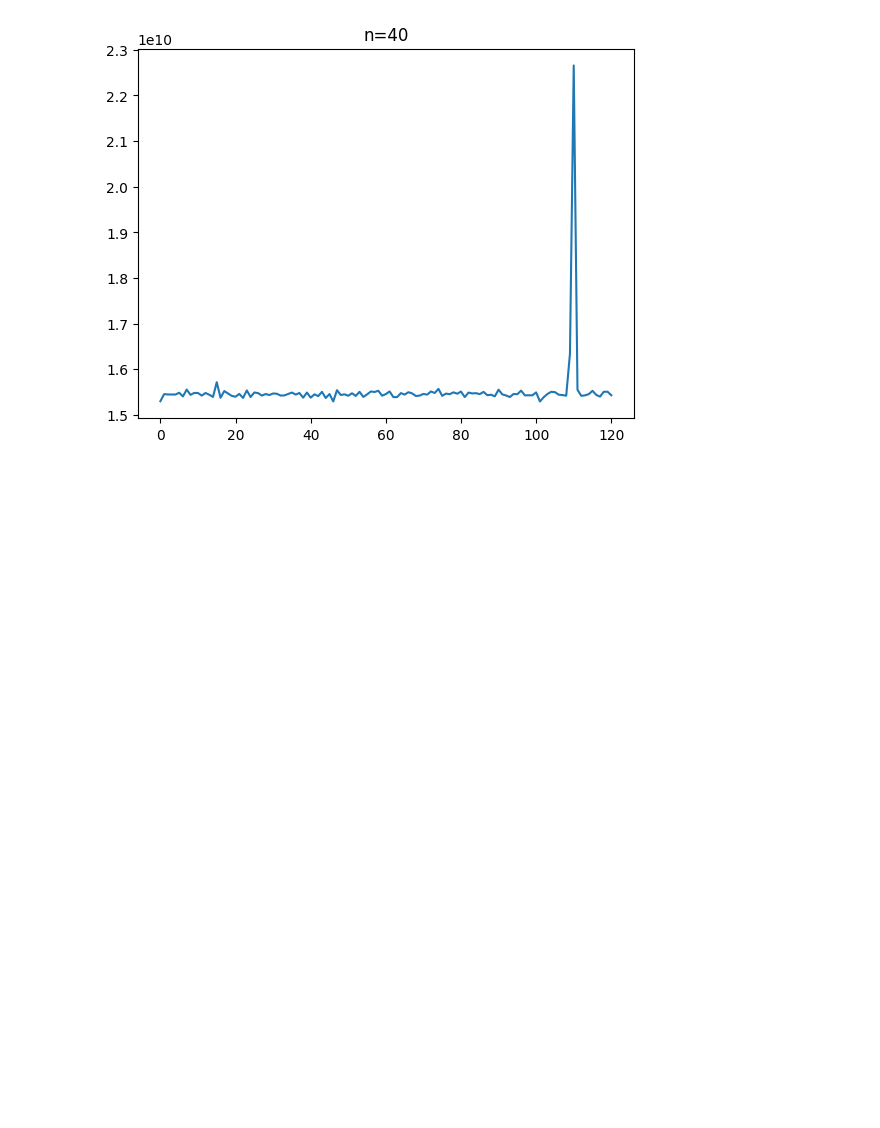
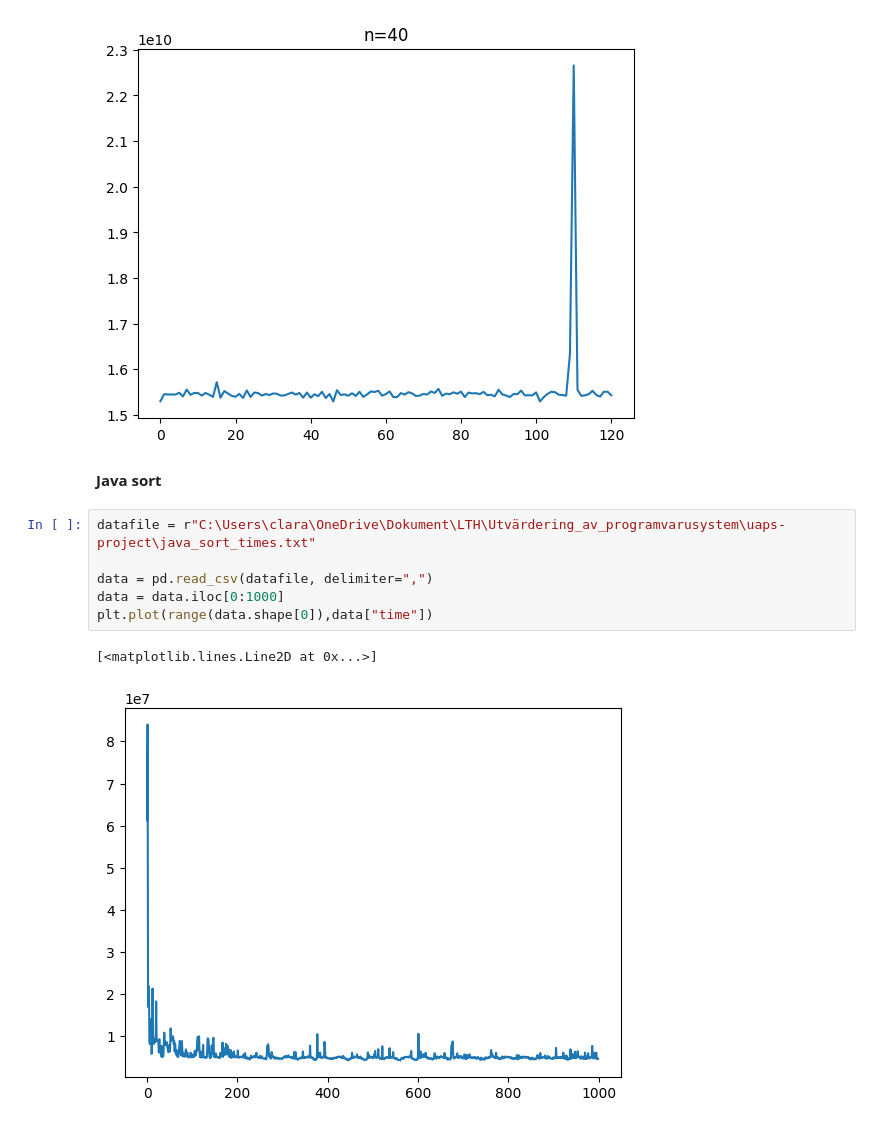
Before and after one commit to manshederstierna/uaps-project, a Jupyter notebook: analyze.ipynb, the cells around one changed output. Cells and saved outputs as stored; diff of their text form; blank space fills up the shorter version.

Commit message:
data analysis for sort and fibonacci

```diff
--- a/analyze.ipynb
+++ b/analyze.ipynb
@@ -48,3 +48,14 @@ for n in  n_values:
 [figure]
 [figure]
 [figure]
+# %% [markdown]
+**Java sort**
+# %%
+datafile = r"C:\Users\clara\OneDrive\Dokument\LTH\Utvärdering_av_programvarusystem\uaps-project\java_sort_times.txt"
+
+data = pd.read_csv(datafile, delimiter=",")
+data = data.iloc[0:1000]
+plt.plot(range(data.shape[0]),data["time"])
+# %% [output]
+[<matplotlib.lines.Line2D at 0x...>]
+[figure, added]
```
Also changed, not shown: parts of 1 cell of this notebook, 1 other file.
